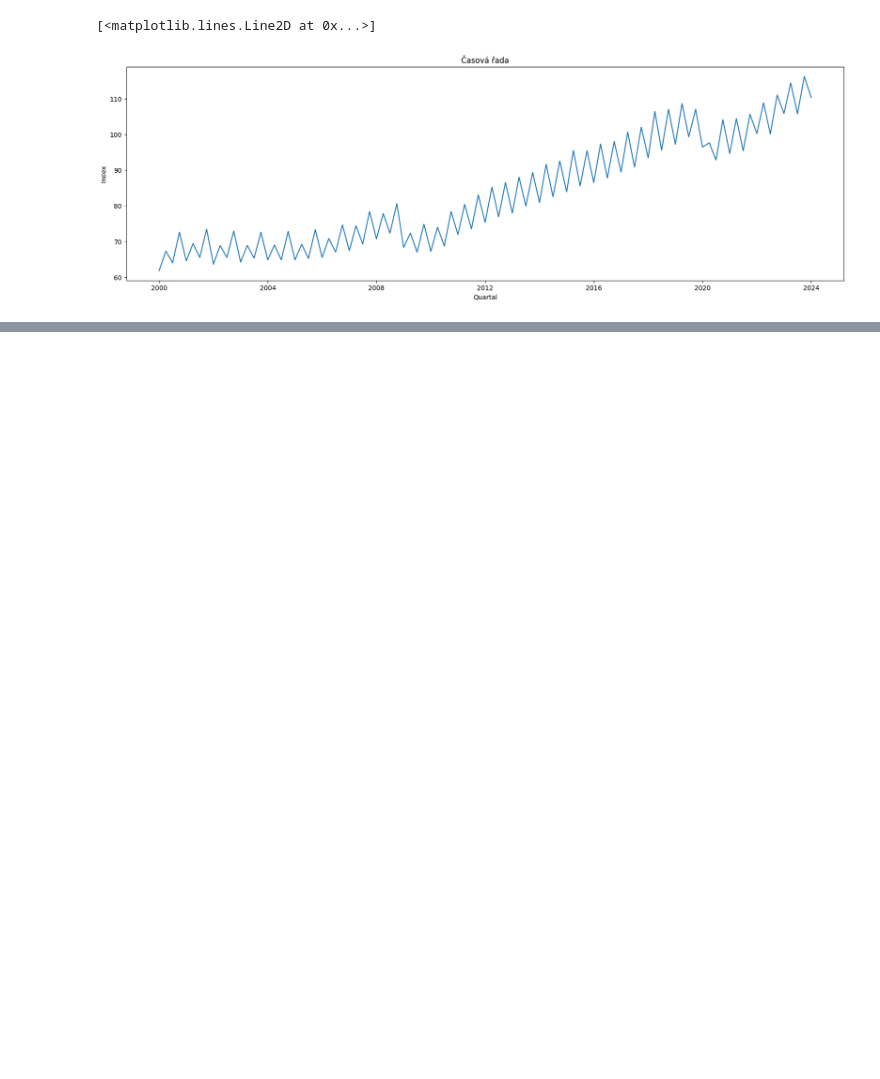
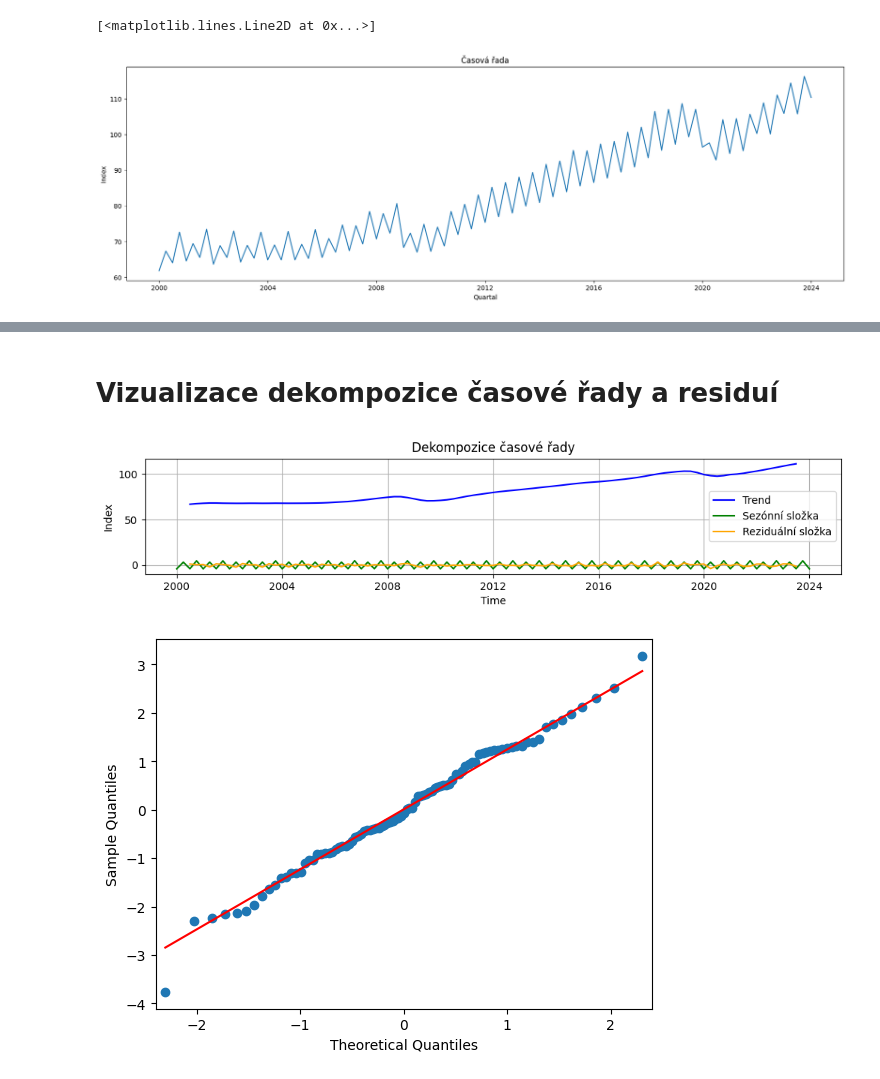
Before and after one commit to ulricht01/CAS, a Jupyter notebook: semestralni_prace_remake.ipynb, the cells around one changed output, grey strips where cells are left out. Drawn from its saved outputs; the diff is of its cells as text; code cells hidden in the pictures; blank space fills up the shorter version.

```diff
--- a/semestralni_prace_remake.ipynb
+++ b/semestralni_prace_remake.ipynb
@@ -39,0 +53,41 @@ plt.plot(x,y)
+# %%
+from statsmodels.tsa.seasonal import seasonal_decompose
+
+# Převedení sloupce s časem na DATETIME
+filtered_data['TIME_PERIOD'] = pd.to_datetime(filtered_data['TIME_PERIOD'])
+
+# Nastavení sloupce s časem jako index
+filtered_data.set_index('TIME_PERIOD', inplace=True)
+
+# Ujistěte se, že data jsou seřazena podle času
+filtered_data = filtered_data.sort_index()
+
+# Výběr sloupce s hodnotami
+data_values = filtered_data['OBS_VALUE']
+# seasonal_decompose je funkce pro automatickou dekompozici časové řady,
+# má dva modely - additive/multiplicative
+dekompozice = seasonal_decompose(data_values, model="additive")
+# %% [markdown]
+# Vizualizace dekompozice časové řady a residuí
+# %%
+# Dekompozice
+import statsmodels.api as sm
+
+plt.figure(figsize=(12, 2))
+plt.plot(dekompozice.trend, label='Trend', color='blue')
+plt.plot(dekompozice.seasonal, label='Sezónní složka', color='green')
+plt.plot(dekompozice.resid, label='Reziduální složka', color='orange')
+plt.title('Dekompozice časové řady')
+plt.ylabel('Index')
+plt.xlabel('Time')
+plt.grid(True)
+plt.legend()
+
+# Residua
+residuals = dekompozice.resid.dropna()
+
+sm.qqplot(residuals, line='s')
+plt.show()
+# %% [output]
+[figure, added]
+[figure, added]
```
Also changed, not shown: parts of 13 cells of this notebook.
